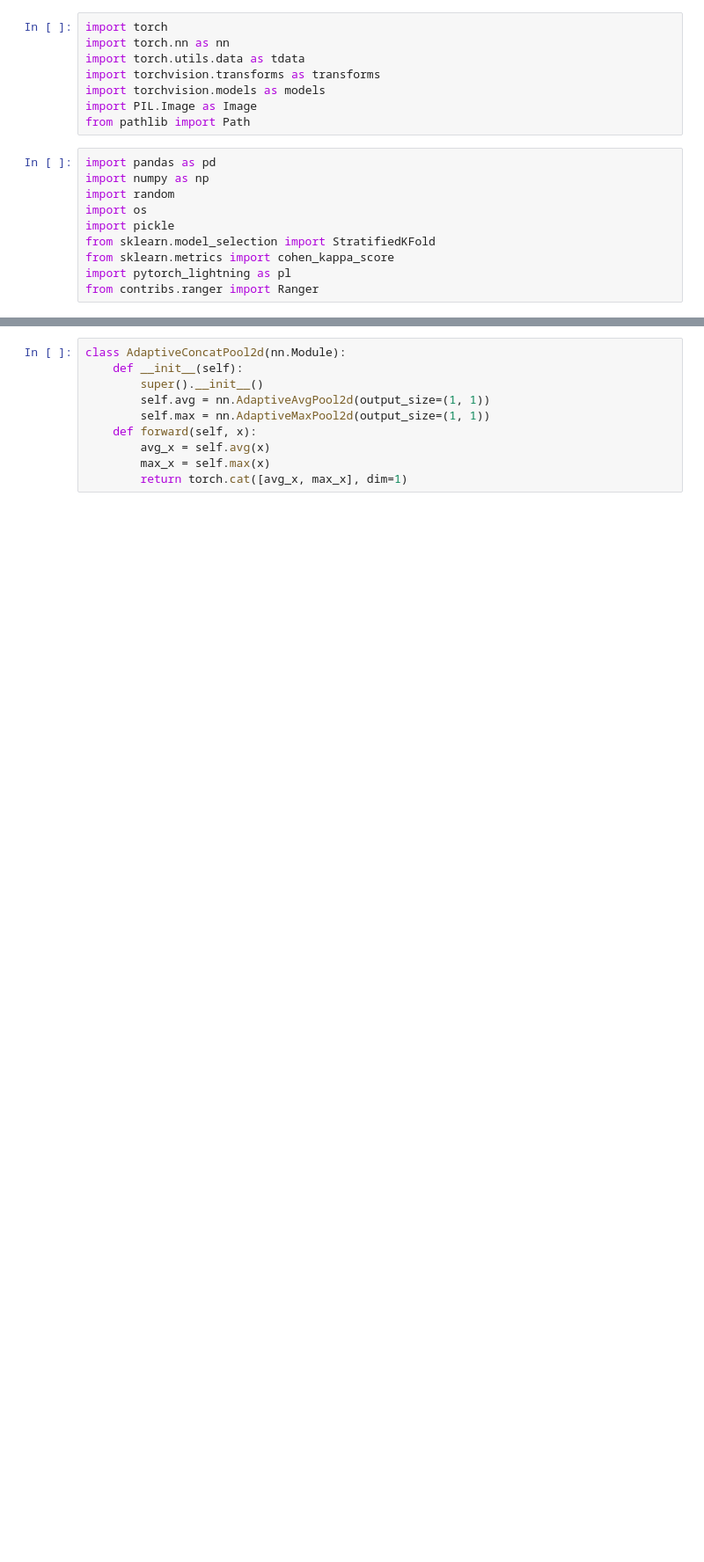
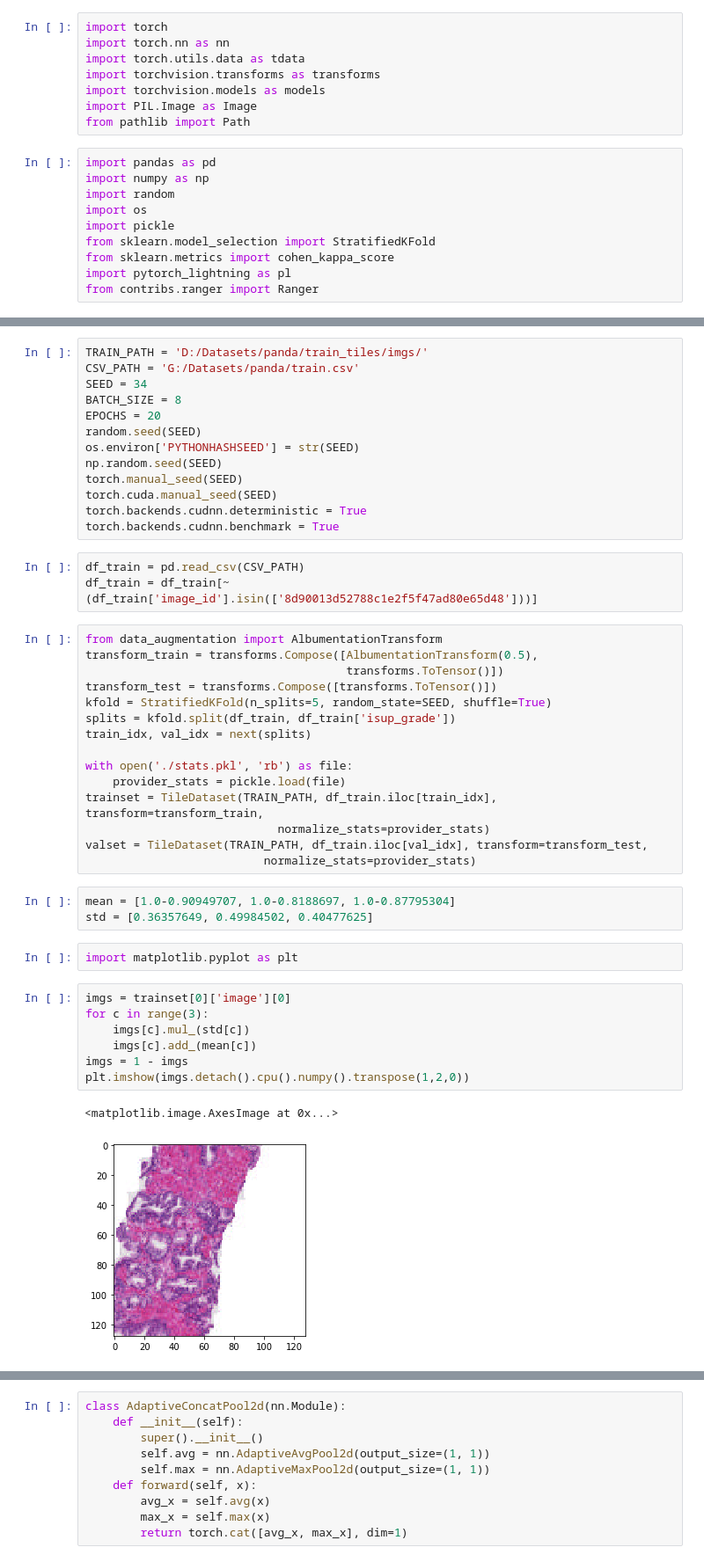
Before and after one commit to arroqc/pandacancer_kaggle, a Jupyter notebook: Untitled.ipynb, the cells around one changed output, grey strips where cells are left out. Shown at 88% size. Cells and saved outputs as stored; diff of their text form; blank space fills up the shorter version.

```diff
--- a/Untitled.ipynb
+++ b/Untitled.ipynb
@@ -56,3 +64,49 @@ class TileDataset(tdata.Dataset):
 
     def __len__(self):
         return len(self.img_list)
+# %%
+TRAIN_PATH = 'D:/Datasets/panda/train_tiles/imgs/'
+CSV_PATH = 'G:/Datasets/panda/train.csv'
+SEED = 34
+BATCH_SIZE = 8
+EPOCHS = 20
+random.seed(SEED)
+os.environ['PYTHONHASHSEED'] = str(SEED)
+np.random.seed(SEED)
+torch.manual_seed(SEED)
+torch.cuda.manual_seed(SEED)
+torch.backends.cudnn.deterministic = True
+torch.backends.cudnn.benchmark = True
+# %%
+df_train = pd.read_csv(CSV_PATH)
+df_train = df_train[~(df_train['image_id'].isin(['8d90013d52788c1e2f5f47ad80e65d48']))]
+# %%
+from data_augmentation import AlbumentationTransform
+transform_train = transforms.Compose([AlbumentationTransform(0.5),
+                                      transforms.ToTensor()])
+transform_test = transforms.Compose([transforms.ToTensor()])
+kfold = StratifiedKFold(n_splits=5, random_state=SEED, shuffle=True)
+splits = kfold.split(df_train, df_train['isup_grade'])
+train_idx, val_idx = next(splits)
+
+with open('./stats.pkl', 'rb') as file:
+    provider_stats = pickle.load(file)
+trainset = TileDataset(TRAIN_PATH, df_train.iloc[train_idx], transform=transform_train,
+                            normalize_stats=provider_stats)
+valset = TileDataset(TRAIN_PATH, df_train.iloc[val_idx], transform=transform_test,
+                          normalize_stats=provider_stats)
+# %%
+mean = [1.0-0.90949707, 1.0-0.8188697, 1.0-0.87795304]
+std = [0.36357649, 0.49984502, 0.40477625]
+# %%
+import matplotlib.pyplot as plt
+# %%
+imgs = trainset[0]['image'][0]
+for c in range(3):
+    imgs[c].mul_(std[c])
+    imgs[c].add_(mean[c])
+imgs = 1 - imgs
+plt.imshow(imgs.detach().cpu().numpy().transpose(1,2,0))
+# %% [output]
+<matplotlib.image.AxesImage at 0x...>
+[figure, added]
```
Also changed, not shown: parts of 2 cells of this notebook, 5 other files.
